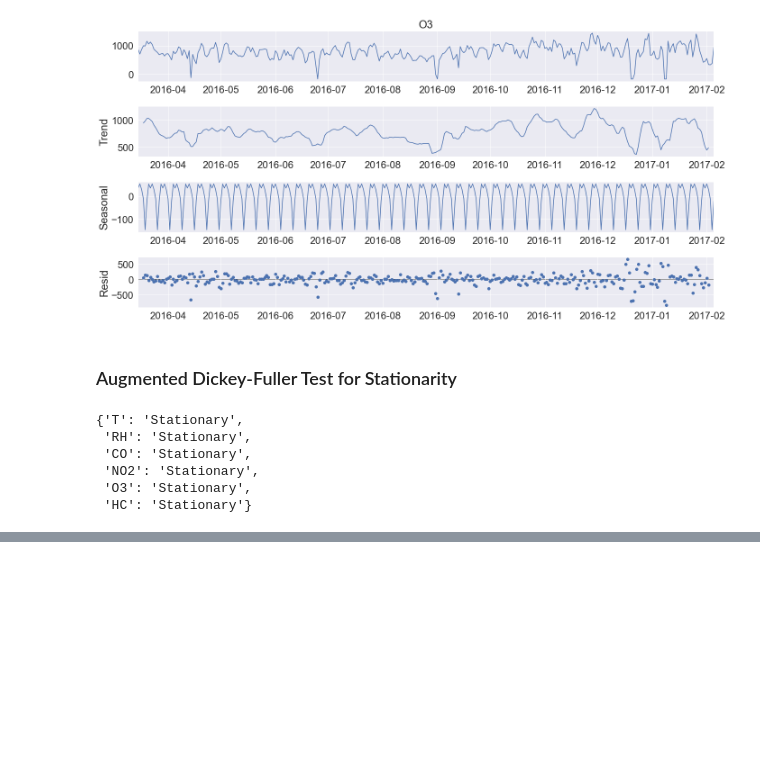
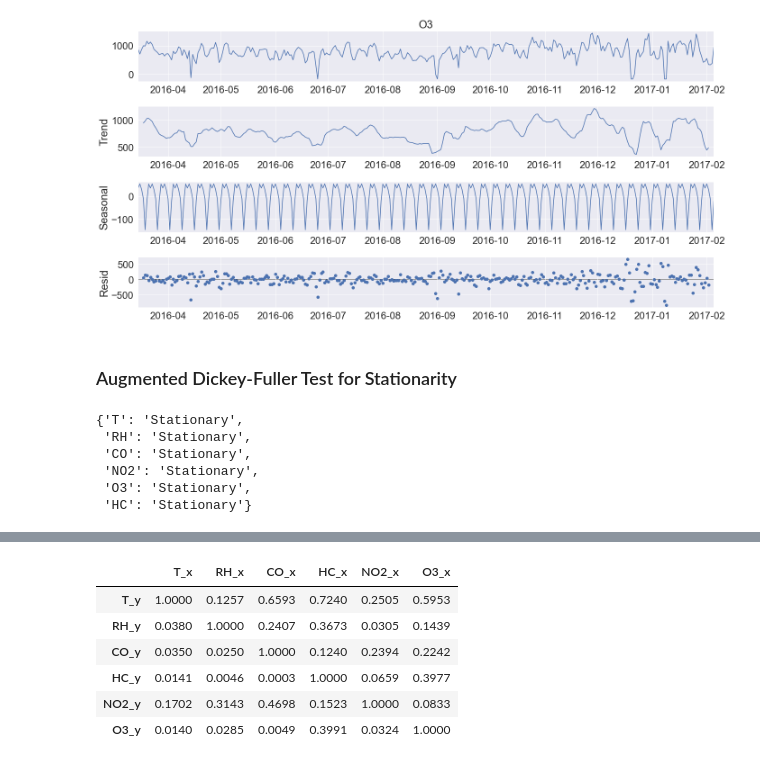
Before and after one commit to amidstdebug/DAAA-Y2-S1, a Jupyter notebook: AIML/CA2/Part_A/part_a.ipynb, the cells around one changed output, grey strips where cells are left out. Cells and saved outputs as stored; diff of their text form; code cells hidden in the pictures; blank space fills up the shorter version.

```diff
--- a/AIML/CA2/Part_A/part_a.ipynb
+++ b/AIML/CA2/Part_A/part_a.ipynb
@@ -540,0 +645,29 @@ print(a)
+# %%
+from statsmodels.tsa.stattools import grangercausalitytests
+
+
+maxlag=7
+test = 'ssr_chi2test'
+
+def grangers_causation_matrix(data, variables, test='ssr_chi2test', verbose=False):
+    df = pd.DataFrame(np.zeros((len(variables), len(variables))), columns=variables, index=variables)
+    for c in df.columns:
+        for r in df.index:
+            test_result = grangercausalitytests(data[[r, c]], maxlag=maxlag, verbose=False)
+            p_values = [round(test_result[i+1][0][test][1],4) for i in range(maxlag)]
+            if verbose: print(f'Y = {r}, X = {c}, P Values = {p_values}')
+            min_p_value = np.min(p_values)
+            df.loc[r, c] = min_p_value
+    df.columns = [var + '_x' for var in variables]
+    df.index = [var + '_y' for var in variables]
+    return df
+
+grangers_causation_matrix(df, variables = df.columns)
+# %% [output]
+|  | T_x | RH_x | CO_x | HC_x | NO2_x | O3_x |
+| T_y | 1.0000 | 0.1257 | 0.6593 | 0.7240 | 0.2505 | 0.5953 |
+| RH_y | 0.0380 | 1.0000 | 0.2407 | 0.3673 | 0.0305 | 0.1439 |
+| CO_y | 0.0350 | 0.0250 | 1.0000 | 0.1240 | 0.2394 | 0.2242 |
+| HC_y | 0.0141 | 0.0046 | 0.0003 | 1.0000 | 0.0659 | 0.3977 |
+| NO2_y | 0.1702 | 0.3143 | 0.4698 | 0.1523 | 1.0000 | 0.0833 |
+| O3_y | 0.0140 | 0.0285 | 0.0049 | 0.3991 | 0.0324 | 1.0000 |
```
Also changed, not shown: parts of 24 cells of this notebook, 2 other files.
